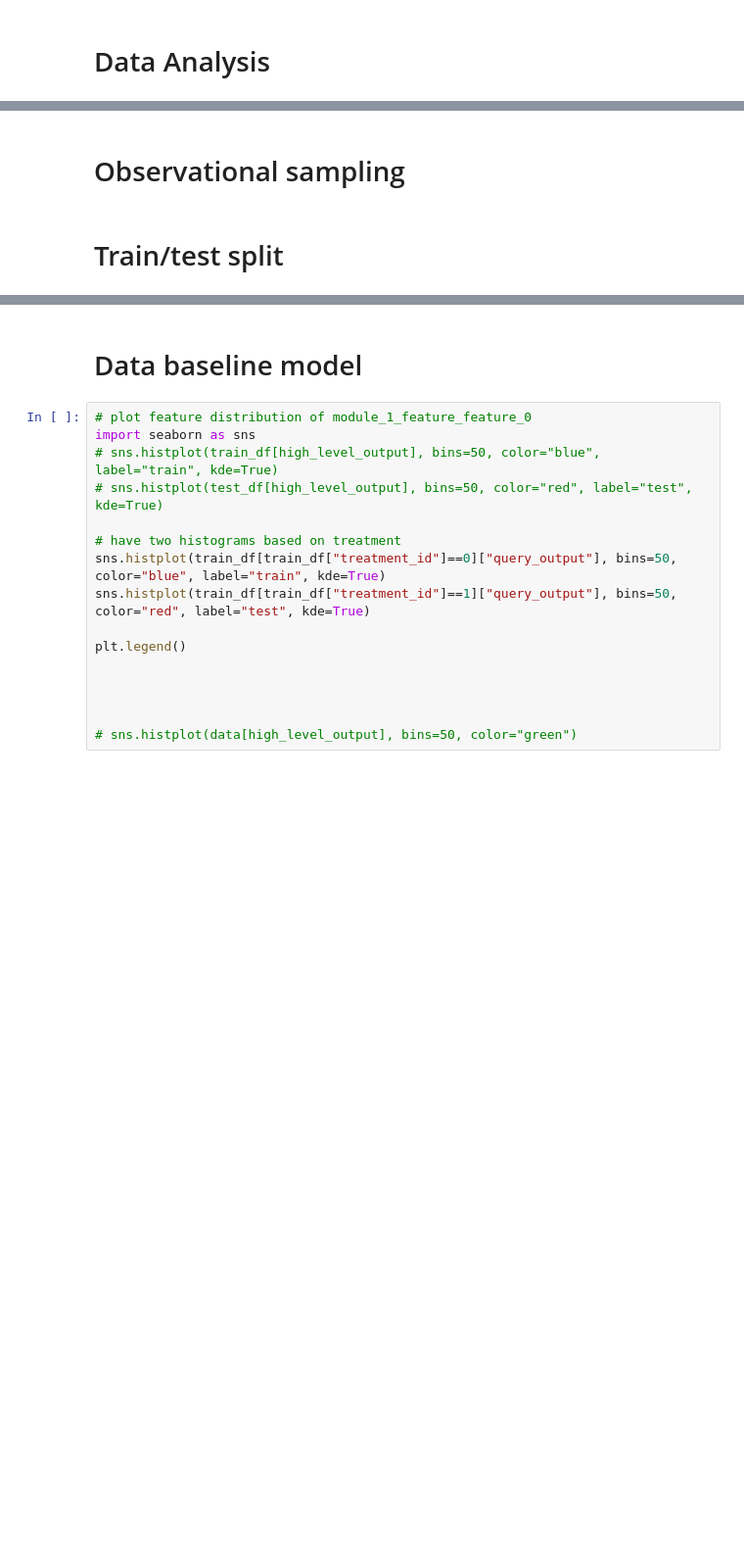
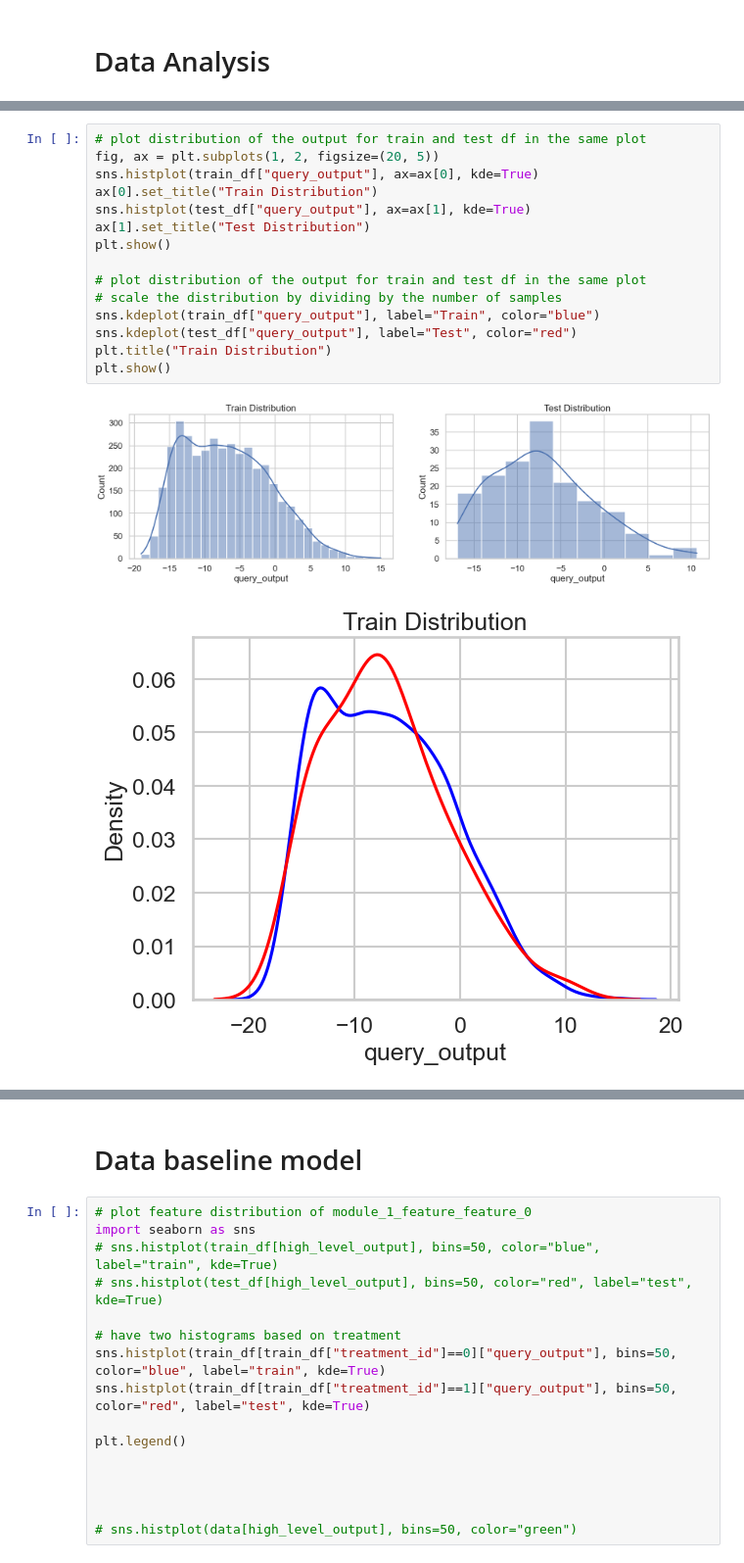
Before and after one commit to KDL-umass/compositional_models_cate, a Jupyter notebook: notebooks/synthetic_dgp_analysis.ipynb, the cells around one changed output, grey strips where cells are left out. Shown at 98% size. Drawn from its saved outputs; the diff is of its cells as text; blank space fills up the shorter version.

```diff
--- a/notebooks/synthetic_dgp_analysis.ipynb
+++ b/notebooks/synthetic_dgp_analysis.ipynb
@@ -334,4 +367,18 @@ ax.scatter(data["module_1_feature_feature_0"], data["module_2_feature_feature_0"
-# %% [markdown]
-# Observational sampling
-# %% [markdown]
-# Train/test split
+# %%
+# plot distribution of the output for train and test df in the same plot
+fig, ax = plt.subplots(1, 2, figsize=(20, 5))
+sns.histplot(train_df["query_output"], ax=ax[0], kde=True)
+ax[0].set_title("Train Distribution")
+sns.histplot(test_df["query_output"], ax=ax[1], kde=True)
+ax[1].set_title("Test Distribution")
+plt.show()
+
+# plot distribution of the output for train and test df in the same plot
+# scale the distribution by dividing by the number of samples
+sns.kdeplot(train_df["query_output"], label="Train", color="blue")
+sns.kdeplot(test_df["query_output"], label="Test", color="red")
+plt.title("Train Distribution")
+plt.show()
+# %% [output]
+[figure, added]
+[figure, added]
```
Also changed, not shown: parts of 18 cells of this notebook, 2 other files.
